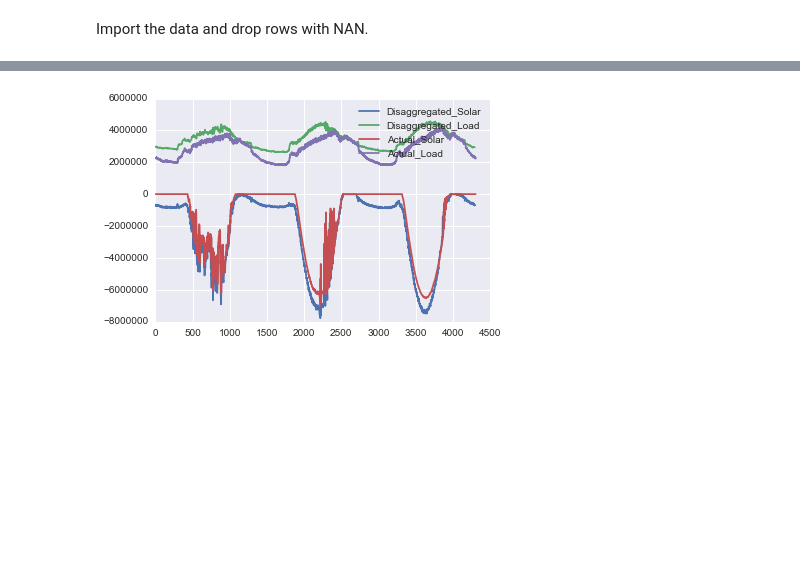
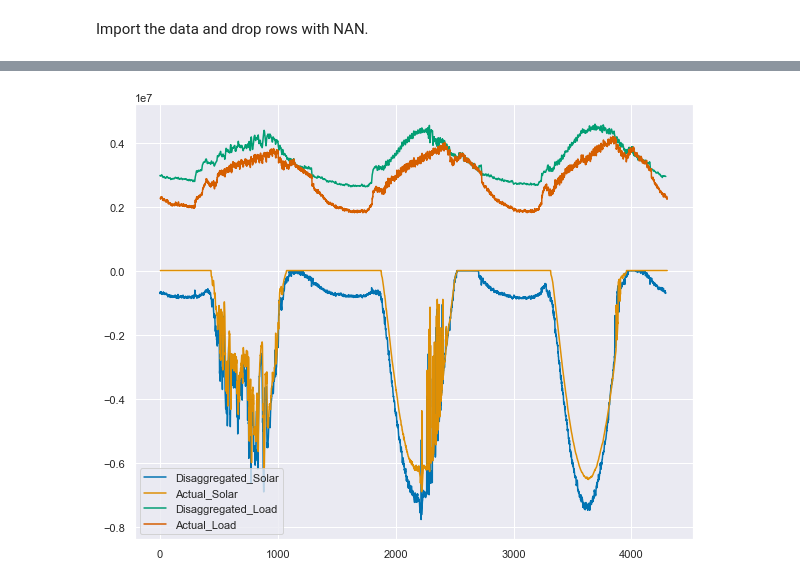
Before and after one commit to eckara/CSSS, a Jupyter notebook: Feeder Level Disagg.ipynb, the cells around one changed output, grey strips where cells are left out. Cells and saved outputs as stored; diff of their text form; code cells hidden in the pictures; blank space fills up the shorter version.

```diff
--- a/Feeder Level Disagg.ipynb
+++ b/Feeder Level Disagg.ipynb
@@ -10,5 +10,6 @@ import time
 # %% [markdown]
 Import the data and drop rows with NAN.
 # %%
-df=pd.read_csv('input_data.csv')
+df=pd.read_csv('data/input_data.csv')
 df=df.dropna()
+df.head()
@@ -28,9 +36,19 @@ plt.plot(df['Real_Power_Total'])
 # %%
 # Feeder-level Solar Disagg Using the New Class
-N=len(df)
+N = len(df)
 CSSS_solar = CSSS(np.array(df['Real_Power_Total']))  ## Instantiate model with aggregate signal, Y
-CSSS_solar.addSource(np.vstack((np.ones((1,N)),np.array(df['Reactive_Power_Total']))).transpose(), alpha = 1, name = 'Load',costFunction='l2')  ## Add a model for Load:  Q + intercept term as regressor
-CSSS_solar.addSource(np.array(df['IrradianceProxy']), alpha = .5, name = 'Solar',costFunction='l2') ## Add a model for Solar: Irradiance Proxy Only as regressor.
+CSSS_solar.addSource(
+    np.vstack((np.ones((1,N)),np.array(df['Reactive_Power_Total']))).transpose(),
+    alpha = 1,
+    name = 'Load',
+    costFunction='l2'
+)  ## Add a model for Load:  Q + intercept term as regressor
+CSSS_solar.addSource(
+    np.array(df['IrradianceProxy']),
+    alpha = .5,
+    name = 'Solar',
+    costFunction = 'l2'
+) ## Add a model for Solar: Irradiance Proxy Only as regressor.
 
 ## Constrain Solar to be <= 0 .
 CSSS_solar.addConstraint(CSSS_solar.models['Solar']['source'] <= 0 )
@@ -39,5 +57,5 @@ CSSS_solar.addConstraint(CSSS_solar.models['Load']['source'] >= 0 )
 
 start=time.time()
 a=CSSS_solar.constructSolve()
-print("It took {} seconds in centralized CSSS".format(time.time()-start))
+print("It took {:.2f} seconds in centralized CSSS".format(time.time()-start))
 # %% [output]
@@ -47,11 +63,12 @@ It took 2.47807002068 seconds in centralized CSSS
 # %%
+plt.figure(figsize=(10,8))
+
 plt.plot(CSSS_solar.models['Solar']['source'].value, label = 'Disaggregated_Solar')
+plt.plot(-1*df['Real_Power_PV'], label = 'Actual_Solar')
 plt.plot(CSSS_solar.models['Load']['source'].value, label = 'Disaggregated_Load')
-
-plt.plot(-1*df['Real_Power_PV'], label = 'Actual_Solar')
 plt.plot(df['Real_Power_Total']+df['Real_Power_PV'], label = 'Actual_Load')
 
 plt.legend()
 plt.show()
 # %% [output]
-[figure, old version]
+[figure, new version]
```
Also changed, not shown: parts of 5 cells of this notebook, 2 other files.
